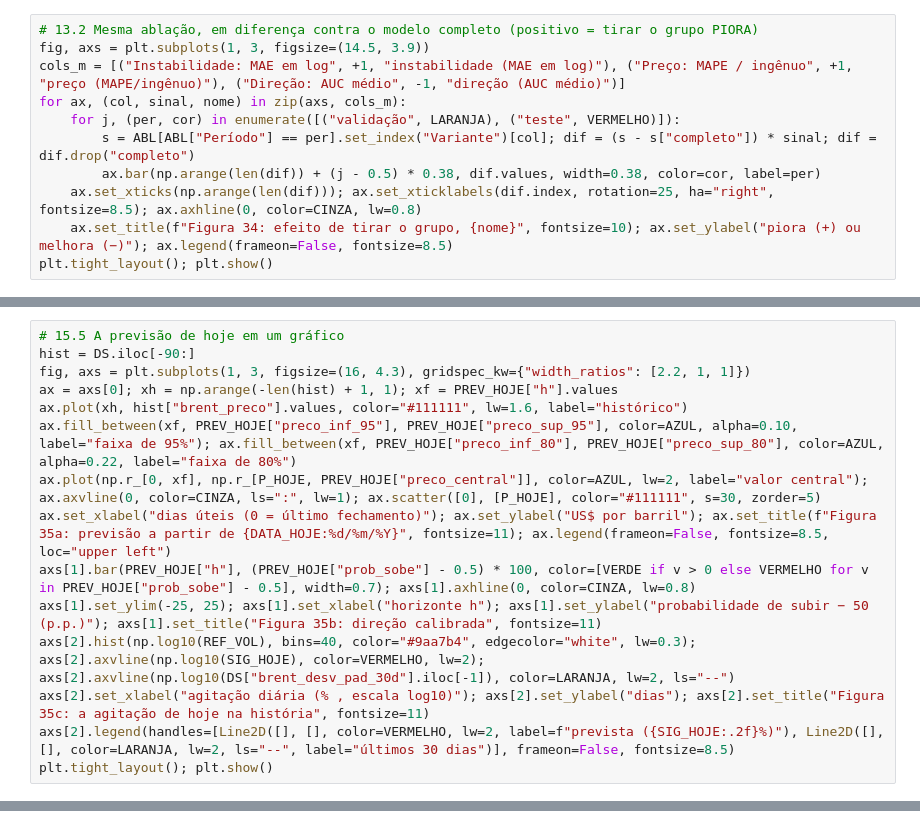
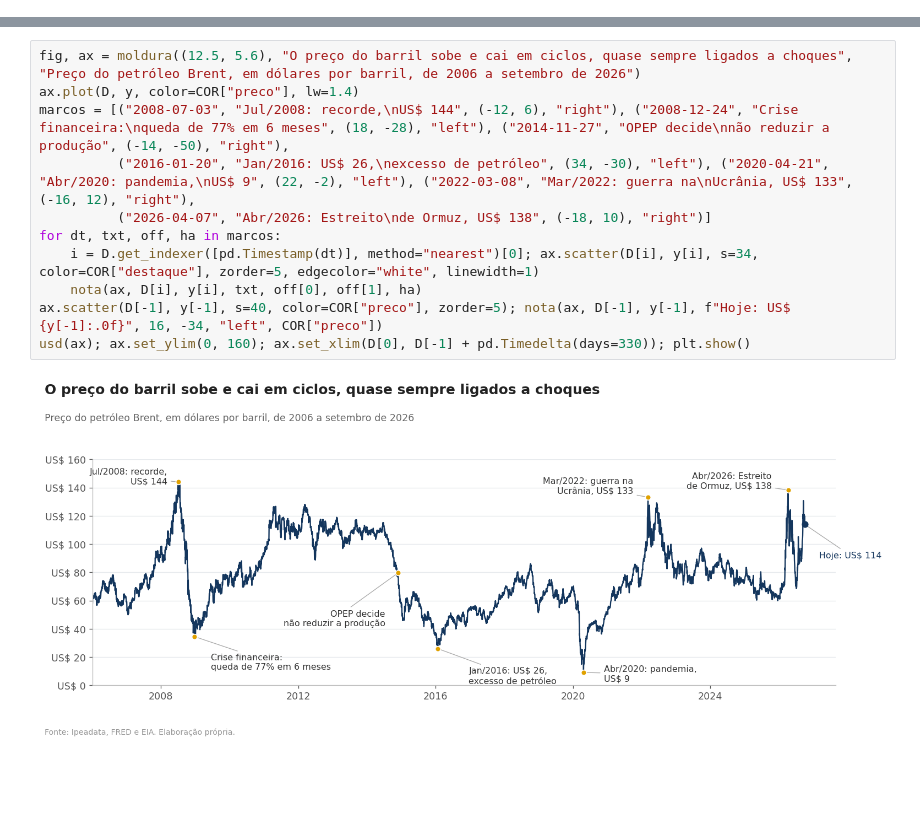
Before and after one commit to ViniciusFranciscon/TC_Fase_4, a Jupyter notebook: 01_Notebook/TC_Petroleo.ipynb, the cells around one changed output, grey strips where cells are left out. Drawn from its saved outputs; the diff is of its cells as text; blank space fills up the shorter version.

```diff
--- a/01_Notebook/TC_Petroleo.ipynb
+++ b/01_Notebook/TC_Petroleo.ipynb
@@ -1875,11 +0,0 @@ for per in PERIODOS:
-# %%
-# 13.2 Mesma ablação, em diferença contra o modelo completo (positivo = tirar o grupo PIORA)
-fig, axs = plt.subplots(1, 3, figsize=(14.5, 3.9))
-cols_m = [("Instabilidade: MAE em log", +1, "instabilidade (MAE em log)"), ("Preço: MAPE / ingênuo", +1, "preço (MAPE/ingênuo)"), ("Direção: AUC médio", -1, "direção (AUC médio)")]
-for ax, (col, sinal, nome) in zip(axs, cols_m):
-    for j, (per, cor) in enumerate([("validação", LARANJA), ("teste", VERMELHO)]):
-        s = ABL[ABL["Período"] == per].set_index("Variante")[col]; dif = (s - s["completo"]) * sinal; dif = dif.drop("completo")
-        ax.bar(np.arange(len(dif)) + (j - 0.5) * 0.38, dif.values, width=0.38, color=cor, label=per)
-    ax.set_xticks(np.arange(len(dif))); ax.set_xticklabels(dif.index, rotation=25, ha="right", fontsize=8.5); ax.axhline(0, color=CINZA, lw=0.8)
-    ax.set_title(f"Figura 34: efeito de tirar o grupo, {nome}", fontsize=10); ax.set_ylabel("piora (+) ou melhora (−)"); ax.legend(frameon=False, fontsize=8.5)
-plt.tight_layout(); plt.show()
@@ -2123,15 +0,0 @@ display(PREV_HOJE.assign(data=PREV_HOJE["data"].dt.strftime("%d/%m/%Y")).style.h
-# %%
-# 15.5 A previsão de hoje em um gráfico
-hist = DS.iloc[-90:]
-fig, axs = plt.subplots(1, 3, figsize=(16, 4.3), gridspec_kw={"width_ratios": [2.2, 1, 1]})
-ax = axs[0]; xh = np.arange(-len(hist) + 1, 1); xf = PREV_HOJE["h"].values
-ax.plot(xh, hist["brent_preco"].values, color="#111111", lw=1.6, label="histórico")
-ax.fill_between(xf, PREV_HOJE["preco_inf_95"], PREV_HOJE["preco_sup_95"], color=AZUL, alpha=0.10, label="faixa de 95%"); ax.fill_between(xf, PREV_HOJE["preco_inf_80"], PREV_HOJE["preco_sup_80"], color=AZUL, alpha=0.22, label="faixa de 80%")
-ax.plot(np.r_[0, xf], np.r_[P_HOJE, PREV_HOJE["preco_central"]], color=AZUL, lw=2, label="valor central"); ax.axvline(0, color=CINZA, ls=":", lw=1); ax.scatter([0], [P_HOJE], color="#111111", s=30, zorder=5)
-ax.set_xlabel("dias úteis (0 = último fechamento)"); ax.set_ylabel("US$ por barril"); ax.set_title(f"Figura 35a: previsão a partir de {DATA_HOJE:%d/%m/%Y}", fontsize=11); ax.legend(frameon=False, fontsize=8.5, loc="upper left")
-axs[1].bar(PREV_HOJE["h"], (PREV_HOJE["prob_sobe"] - 0.5) * 100, color=[VERDE if v > 0 else VERMELHO for v in PREV_HOJE["prob_sobe"] - 0.5], width=0.7); axs[1].axhline(0, color=CINZA, lw=0.8)
-axs[1].set_ylim(-25, 25); axs[1].set_xlabel("horizonte h"); axs[1].set_ylabel("probabilidade de subir − 50 (p.p.)"); axs[1].set_title("Figura 35b: direção calibrada", fontsize=11)
-axs[2].hist(np.log10(REF_VOL), bins=40, color="#9aa7b4", edgecolor="white", lw=0.3); axs[2].axvline(np.log10(SIG_HOJE), color=VERMELHO, lw=2); axs[2].axvline(np.log10(DS["brent_desv_pad_30d"].iloc[-1]), color=LARANJA, lw=2, ls="--")
-axs[2].set_xlabel("agitação diária (% , escala log10)"); axs[2].set_ylabel("dias"); axs[2].set_title("Figura 35c: a agitação de hoje na história", fontsize=11)
-axs[2].legend(handles=[Line2D([], [], color=VERMELHO, lw=2, label=f"prevista ({SIG_HOJE:.2f}%)"), Line2D([], [], color=LARANJA, lw=2, ls="--", label="últimos 30 dias")], frameon=False, fontsize=8.5)
-plt.tight_layout(); plt.show()
@@ -2189,0 +89,13 @@ print(f"Tamanho total de 02_App: {sum(f.stat().st_size for f in APP.rglob('*') i
+# %%
+fig, ax = moldura((12.5, 5.6), "O preço do barril sobe e cai em ciclos, quase sempre ligados a choques", "Preço do petróleo Brent, em dólares por barril, de 2006 a setembro de 2026")
+ax.plot(D, y, color=COR["preco"], lw=1.4)
+marcos = [("2008-07-03", "Jul/2008: recorde,\nUS$ 144", (-12, 6), "right"), ("2008-12-24", "Crise financeira:\nqueda de 77% em 6 meses", (18, -28), "left"), ("2014-11-27", "OPEP decide\nnão reduzir a produção", (-14, -50), "right"),
+          ("2016-01-20", "Jan/2016: US$ 26,\nexcesso de petróleo", (34, -30), "left"), ("2020-04-21", "Abr/2020: pandemia,\nUS$ 9", (22, -2), "left"), ("2022-03-08", "Mar/2022: guerra na\nUcrânia, US$ 133", (-16, 12), "right"),
+          ("2026-04-07", "Abr/2026: Estreito\nde Ormuz, US$ 138", (-18, 10), "right")]
+for dt, txt, off, ha in marcos:
+    i = D.get_indexer([pd.Timestamp(dt)], method="nearest")[0]; ax.scatter(D[i], y[i], s=34, color=COR["destaque"], zorder=5, edgecolor="white", linewidth=1)
+    nota(ax, D[i], y[i], txt, off[0], off[1], ha)
+ax.scatter(D[-1], y[-1], s=40, color=COR["preco"], zorder=5); nota(ax, D[-1], y[-1], f"Hoje: US$ {y[-1]:.0f}", 16, -34, "left", COR["preco"])
+usd(ax); ax.set_ylim(0, 160); ax.set_xlim(D[0], D[-1] + pd.Timedelta(days=330)); plt.show()
+# %% [output]
+[figure, added]
```
Also changed, not shown: parts of 193 cells of this notebook, 11 other files.
